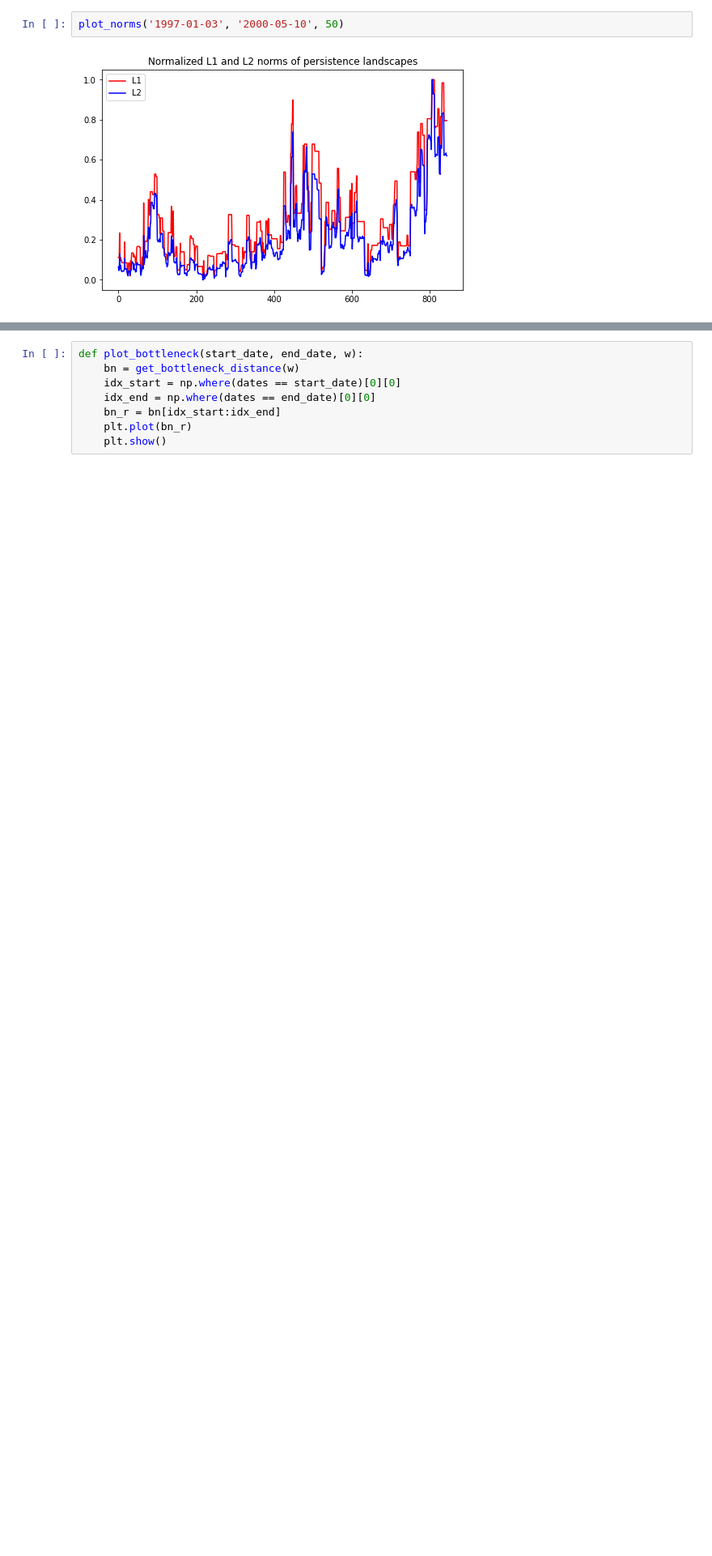
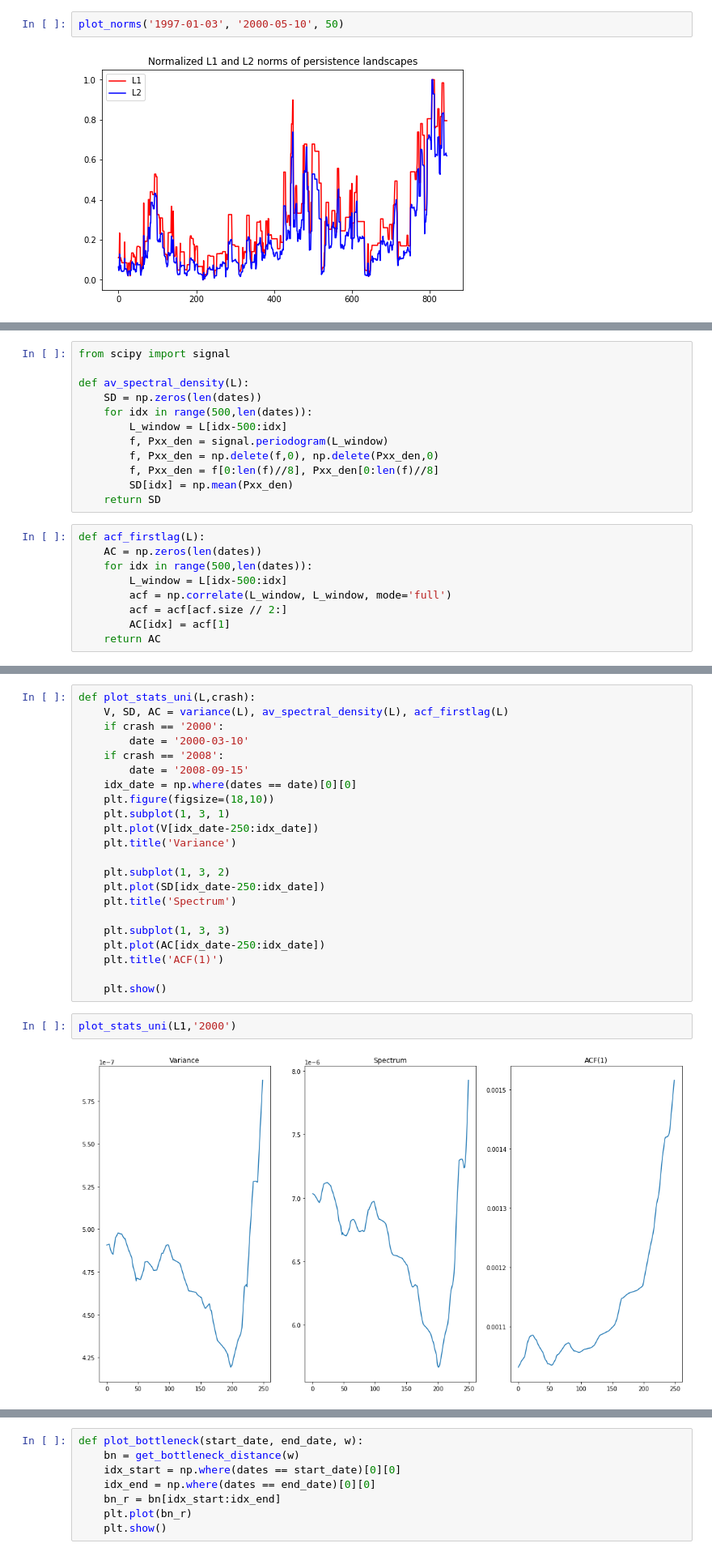
Before and after one commit to vinckama/GMDA-TDAForFinancial, a Jupyter notebook: GMDA-notebook.ipynb, the cells around one changed output, grey strips where cells are left out. Shown at 81% size. Cells and saved outputs as stored; diff of their text form; blank space fills up the shorter version.

```diff
--- a/GMDA-notebook.ipynb
+++ b/GMDA-notebook.ipynb
@@ -203,0 +234,21 @@ plot_norms('1997-01-03', '2000-05-10', 50)
+# %%
+from scipy import signal
+
+def av_spectral_density(L):
+    SD = np.zeros(len(dates))
+    for idx in range(500,len(dates)):
+        L_window = L[idx-500:idx]
+        f, Pxx_den = signal.periodogram(L_window)
+        f, Pxx_den = np.delete(f,0), np.delete(Pxx_den,0)
+        f, Pxx_den = f[0:len(f)//8], Pxx_den[0:len(f)//8]
+        SD[idx] = np.mean(Pxx_den)
+    return SD
+# %%
+def acf_firstlag(L):
+    AC = np.zeros(len(dates))
+    for idx in range(500,len(dates)):
+        L_window = L[idx-500:idx]
+        acf = np.correlate(L_window, L_window, mode='full')
+        acf = acf[acf.size // 2:]
+        AC[idx] = acf[1]
+    return AC
@@ -203,0 +336,26 @@ plot_norms('1997-01-03', '2000-05-10', 50)
+# %%
+def plot_stats_uni(L,crash):
+    V, SD, AC = variance(L), av_spectral_density(L), acf_firstlag(L)
+    if crash == '2000':
+        date = '2000-03-10'
+    if crash == '2008':
+        date = '2008-09-15'
+    idx_date = np.where(dates == date)[0][0]
+    plt.figure(figsize=(18,10))
+    plt.subplot(1, 3, 1)
+    plt.plot(V[idx_date-250:idx_date])
+    plt.title('Variance')
+
+    plt.subplot(1, 3, 2)
+    plt.plot(SD[idx_date-250:idx_date])
+    plt.title('Spectrum')
+
+    plt.subplot(1, 3, 3)
+    plt.plot(AC[idx_date-250:idx_date])
+    plt.title('ACF(1)')
+
+    plt.show()
+# %%
+plot_stats_uni(L1,'2000')
+# %% [output]
+[figure, added]
```
Also changed, not shown: parts of 16 cells of this notebook.
